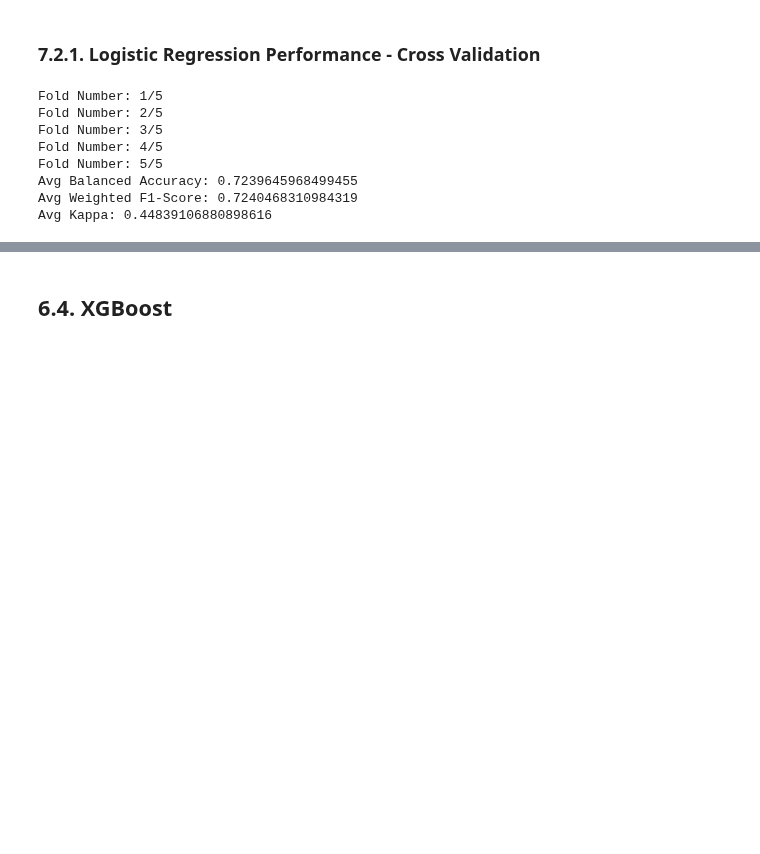
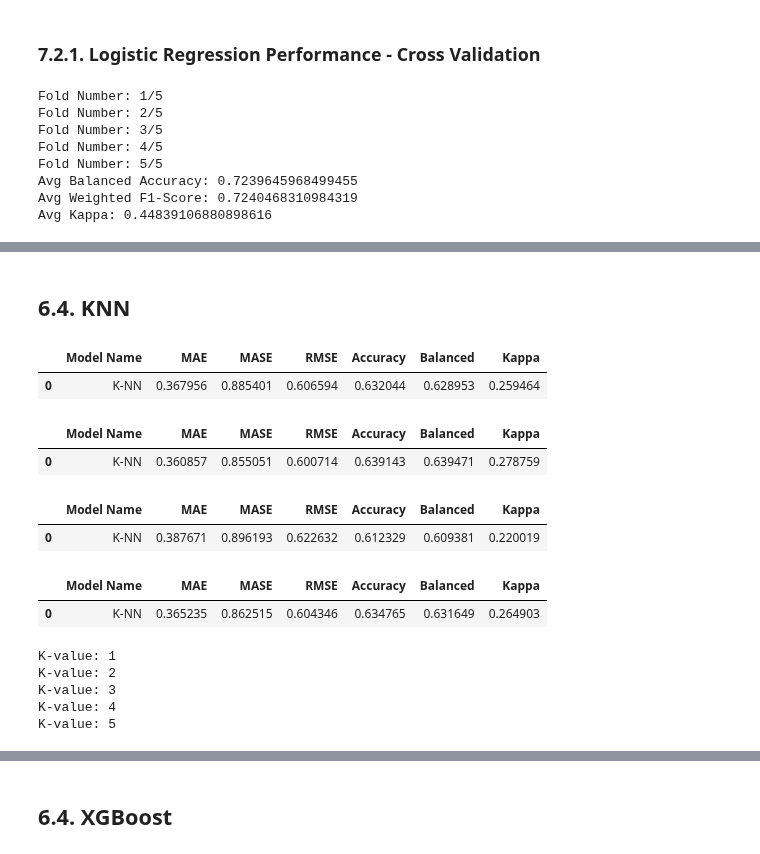
Before and after one commit to HenriqueCR1291/cardio_catch_diseases, a Jupyter notebook: m05_cardio_catch_diseases.ipynb, the cells around one changed output, grey strips where cells are left out. Saved outputs shown, nothing was run; the diff lists cells and outputs as text; code cells hidden in the pictures; blank space fills up the shorter version.

```diff
--- a/m05_cardio_catch_diseases.ipynb
+++ b/m05_cardio_catch_diseases.ipynb
@@ -1715,0 +1760,28 @@ rf_result
+# %% [markdown]
+## 6.4. KNN
+# %%
+#model definition
+model_knn = KNeighborsClassifier(n_neighbors=2, n_jobs=-1).fit(x_train, y_train)
+
+#prediction
+yhat_knn = model_knn.predict(x_test)
+
+#performance
+knn_result = ml_error('K-NN', y_test, yhat_knn)
+knn_result
+# %% [output]
+|  | Model Name | MAE | MASE | RMSE | Accuracy | Balanced | Kappa |
+| 0 | K-NN | 0.367956 | 0.885401 | 0.606594 | 0.632044 | 0.628953 | 0.259464 |
+# %%
+#model df full
+model_knn = KNeighborsClassifier(n_neighbors=2, n_jobs=-1).fit(x_train_full, y_train_full)
+
+#prediction
+yhat_knn_full = model_knn.predict(x_test_full)
+
+#performance
+knn_result = ml_error('K-NN', y_test_full, yhat_knn_full)
+knn_result
+# %% [output]
+|  | Model Name | MAE | MASE | RMSE | Accuracy | Balanced | Kappa |
+| 0 | K-NN | 0.360857 | 0.855051 | 0.600714 | 0.639143 | 0.639471 | 0.278759 |
@@ -1715,0 +1798,47 @@ rf_result
+# %%
+#model lasso
+model_knn = KNeighborsClassifier(n_neighbors=2, n_jobs=-1).fit(x_train_lasso, y_train_lasso)
+
+#prediction
+yhat_knn_lasso = model_knn.predict(x_test_lasso)
+
+#performance
+knn_result = ml_error('K-NN', y_test_lasso, yhat_knn_lasso)
+knn_result
+# %% [output]
+|  | Model Name | MAE | MASE | RMSE | Accuracy | Balanced | Kappa |
+| 0 | K-NN | 0.387671 | 0.896193 | 0.622632 | 0.612329 | 0.609381 | 0.220019 |
+# %%
+#model relief
+model_knn = KNeighborsClassifier(n_neighbors=2, n_jobs=-1).fit(x_train_relief, y_train_relief)
+
+#prediction
+yhat_knn_relief = model_knn.predict(x_test_relief)
+
+#performance
+knn_result = ml_error('K-NN', y_test_relief, yhat_knn_relief)
+knn_result
+# %% [output]
+|  | Model Name | MAE | MASE | RMSE | Accuracy | Balanced | Kappa |
+| 0 | K-NN | 0.365235 | 0.862515 | 0.604346 | 0.634765 | 0.631649 | 0.264903 |
+# %%
+balanced_acc_list = []
+for i in range(1, 6):
+    print( 'K-value: {}'.format(i))
+    #model definition
+    model_knn = KNeighborsClassifier(n_neighbors=i, n_jobs=-1)
+
+    #train model
+    model_knn.fit(x_train, y_train)
+
+    #prediction
+    yhat_ft = model_knn.predict(x_test)
+
+    #Balanced Accuracy Score
+    balanced_acc_list.append(balanced_accuracy_score(y_test, yhat))
+# %% [output]
+K-value: 1
+K-value: 2
+K-value: 3
+K-value: 4
+K-value: 5
```
Also changed, not shown: parts of 24 cells of this notebook.
